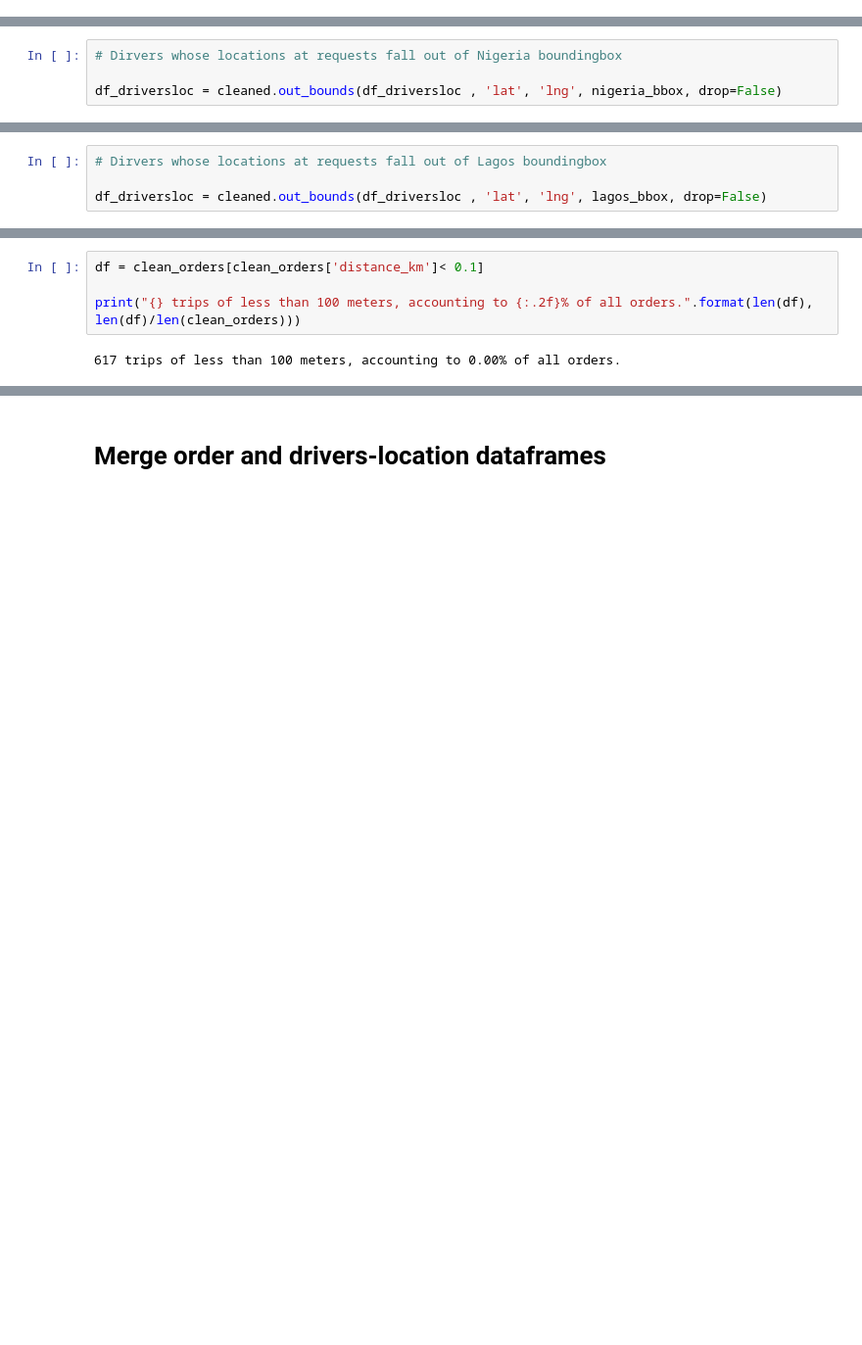
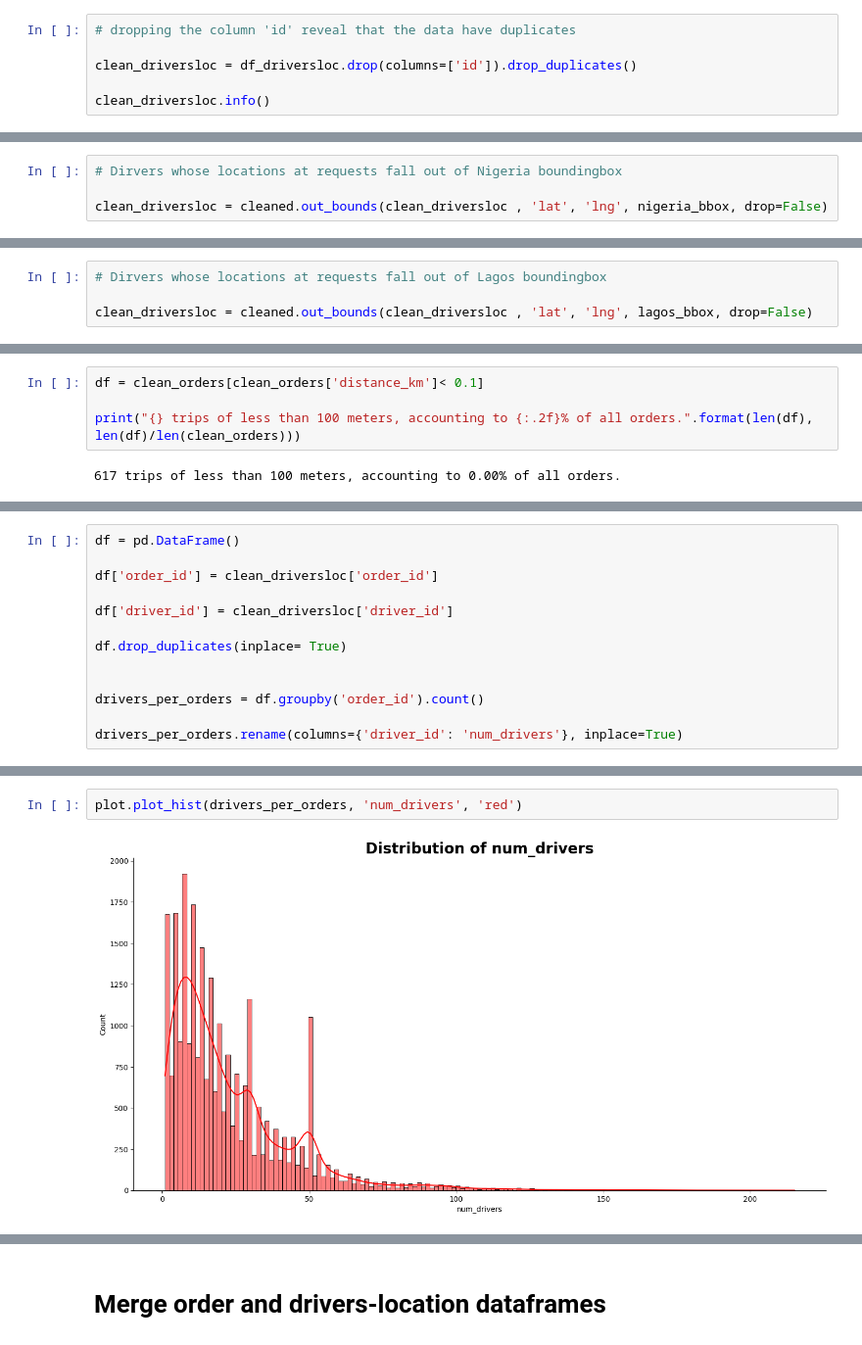
Before and after one commit to emtinanseo/Optimization-with-Causal-Inference, a Jupyter notebook: notebooks/eda_firstlook.ipynb, the cells around one changed output, grey strips where cells are left out. Shown: that part at 98% size. Saved outputs shown, nothing was run; the diff lists cells and outputs as text; blank space fills up the shorter version.

Commit message:
cleaned data

```diff
--- a/notebooks/eda_firstlook.ipynb
+++ b/notebooks/eda_firstlook.ipynb
@@ -172,0 +183,6 @@ Data on fulfilled orders spans the period from 2021-07-01 06:21:02 to 2022-06-13
+# %%
+# dropping the column 'id' reveal that the data have duplicates
+
+clean_driversloc = df_driversloc.drop(columns=['id']).drop_duplicates()
+
+clean_driversloc.info()
@@ -247,11 +276,11 @@ There are 118894 coordinate values out of bounds, accounting to 0.22% of records
 # %%
 # Dirvers whose locations at requests fall out of Nigeria boundingbox
 
-df_driversloc = cleaned.out_bounds(df_driversloc , 'lat', 'lng', nigeria_bbox, drop=False)
+clean_driversloc = cleaned.out_bounds(clean_driversloc , 'lat', 'lng', nigeria_bbox, drop=False)
 # %% [output]
 There are 0 coordinate values out of bounds, accounting to 0.00% of records.
 # %%
 # Dirvers whose locations at requests fall out of Lagos boundingbox
 
-df_driversloc = cleaned.out_bounds(df_driversloc , 'lat', 'lng', lagos_bbox, drop=False)
+clean_driversloc = cleaned.out_bounds(clean_driversloc , 'lat', 'lng', lagos_bbox, drop=False)
 # %% [output]
@@ -324,0 +378,13 @@ print("{} trips of less than 100 meters, accounting to {:.2f}% of all orders.".f
+# %%
+df = pd.DataFrame()
+
+df['order_id'] = clean_driversloc['order_id']
+
+df['driver_id'] = clean_driversloc['driver_id']
+
+df.drop_duplicates(inplace= True)
+
+
+drivers_per_orders = df.groupby('order_id').count()
+
+drivers_per_orders.rename(columns={'driver_id': 'num_drivers'}, inplace=True)
@@ -324,0 +403,4 @@ print("{} trips of less than 100 meters, accounting to {:.2f}% of all orders.".f
+# %%
+plot.plot_hist(drivers_per_orders, 'num_drivers', 'red')
+# %% [output]
+[figure, added]
```
Also changed, not shown: parts of 18 cells of this notebook, 3 other files.
